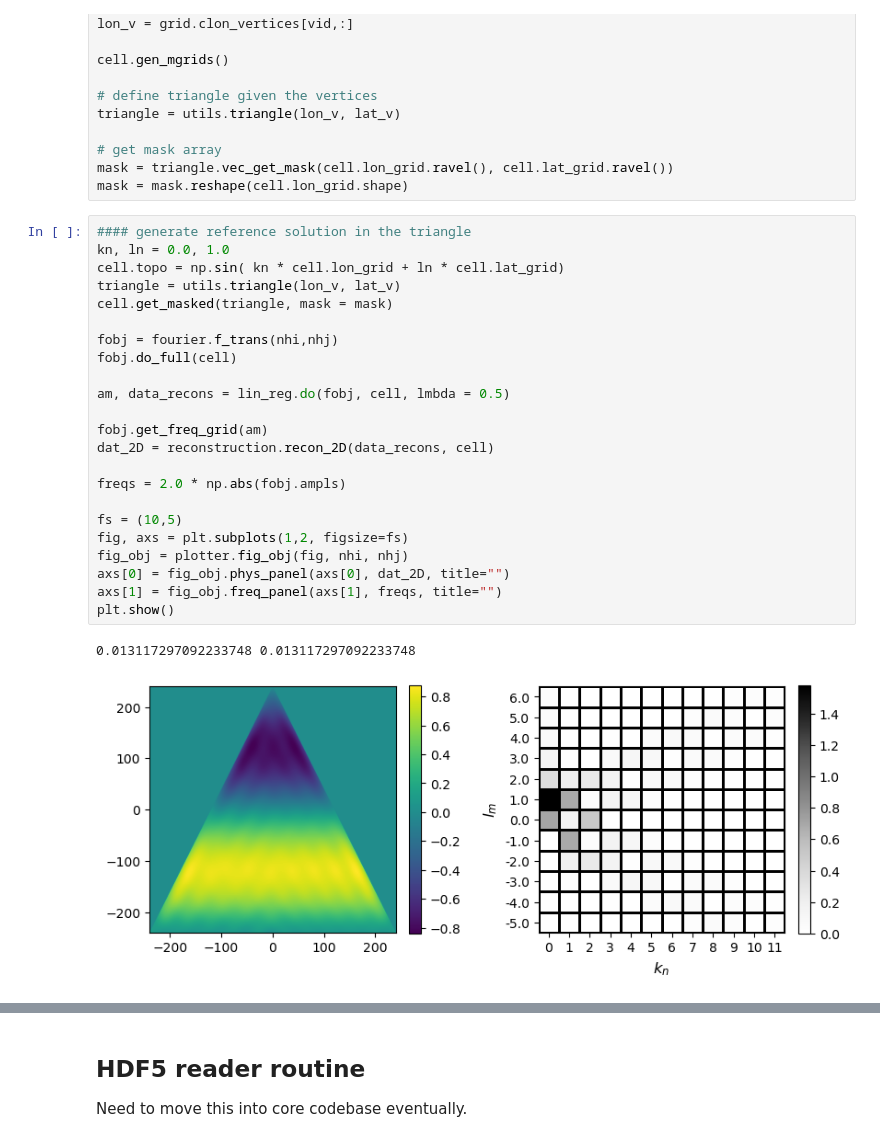
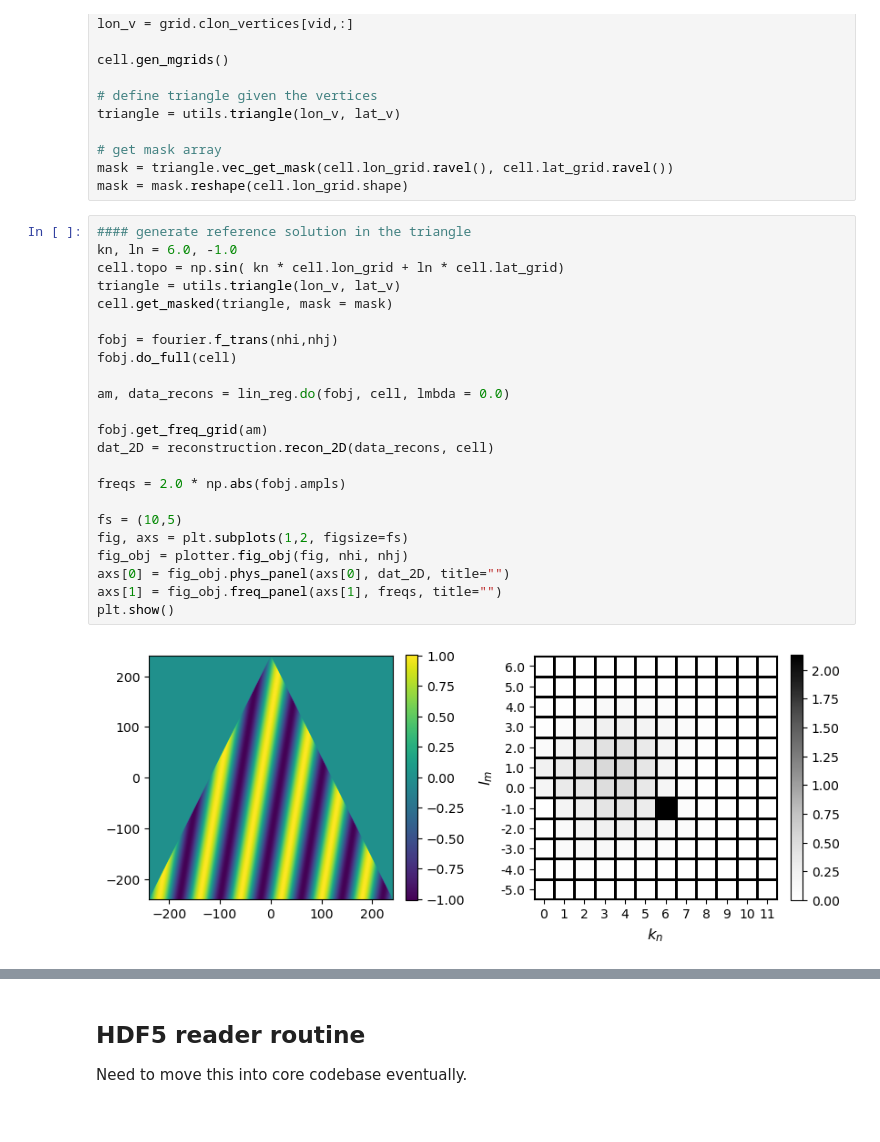
Before and after one commit to ray-chew/pyCSAM, a Jupyter notebook: notebooks/idealised.ipynb, the cells around one changed output, grey strips where cells are left out. Cells and saved outputs as stored; diff of their text form.

```diff
--- a/notebooks/idealised.ipynb
+++ b/notebooks/idealised.ipynb
@@ -349,27 +349,26 @@ mask = triangle.vec_get_mask(cell.lon_grid.ravel(), cell.lat_grid.ravel())
 mask = mask.reshape(cell.lon_grid.shape)
 # %%
 #### generate reference solution in the triangle
-kn, ln = 0.0, 1.0
+kn, ln = 6.0, -1.0
 cell.topo = np.sin( kn * cell.lon_grid + ln * cell.lat_grid)
 triangle = utils.triangle(lon_v, lat_v)
 cell.get_masked(triangle, mask = mask)
 
 fobj = fourier.f_trans(nhi,nhj)
 fobj.do_full(cell)
 
-am, data_recons = lin_reg.do(fobj, cell, lmbda = 0.5)
+am, data_recons = lin_reg.do(fobj, cell, lmbda = 0.0)
 
 fobj.get_freq_grid(am)
 dat_2D = reconstruction.recon_2D(data_recons, cell)
 
 freqs = 2.0 * np.abs(fobj.ampls)
 
 fs = (10,5)
 fig, axs = plt.subplots(1,2, figsize=fs)
 fig_obj = plotter.fig_obj(fig, nhi, nhj)
 axs[0] = fig_obj.phys_panel(axs[0], dat_2D, title="")
 axs[1] = fig_obj.freq_panel(axs[1], freqs, title="")
 plt.show()
 # %% [output]
-0.013117297092233748 0.013117297092233748
-[figure, old version]
+[figure, new version]
```
Also changed, not shown: parts of 12 cells of this notebook.
